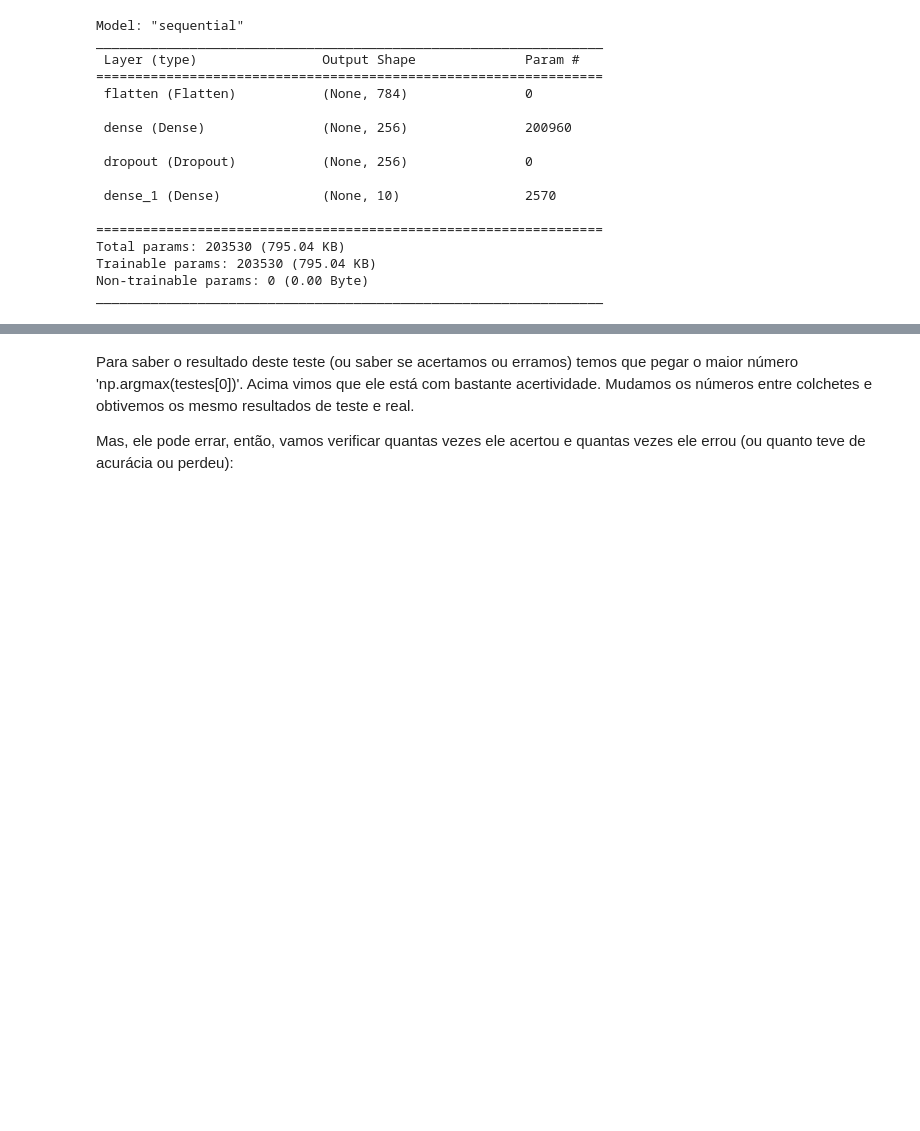
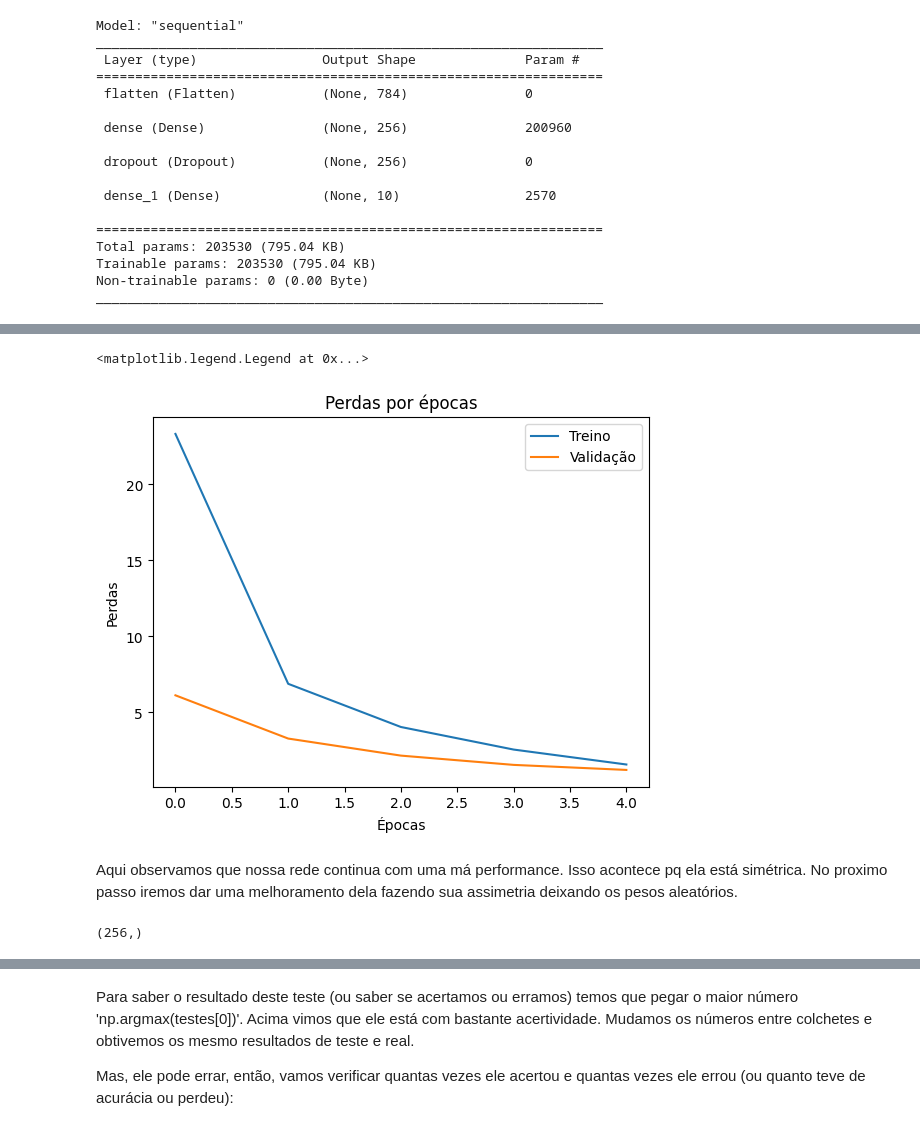
Before and after one commit to JaoSaraiva/-Engenhando-com-Dados, a Jupyter notebook: deep_learn_engjao.ipynb, the cells around one changed output, grey strips where cells are left out. Saved outputs shown, nothing was run; the diff lists cells and outputs as text; code cells hidden in the pictures; blank space fills up the shorter version.

```diff
--- a/deep_learn_engjao.ipynb
+++ b/deep_learn_engjao.ipynb
@@ -115,0 +190,17 @@ _________________________________________________________________
+# %%
+plt.plot(historico.history['loss'])
+plt.plot(historico.history['val_loss'])
+plt.title('Perdas por épocas')
+plt.xlabel('Épocas')
+plt.ylabel('Perdas')
+plt.legend(['Treino', 'Validação'])
+# %% [output]
+<matplotlib.legend.Legend at 0x...>
+[figure, added]
+# %% [markdown]
+Aqui observamos que nossa rede continua com uma má performance. Isso acontece pq ela está simétrica. No proximo passo iremos dar uma melhoramento dela fazendo sua assimetria deixando os pesos aleatórios.
+# %%
+vieses_camada_dense = modelo.layers[1].get_weights()[1]
+vieses_camada_dense.shape
+# %% [output]
+(256,)
```
Also changed, not shown: parts of 16 cells of this notebook.
